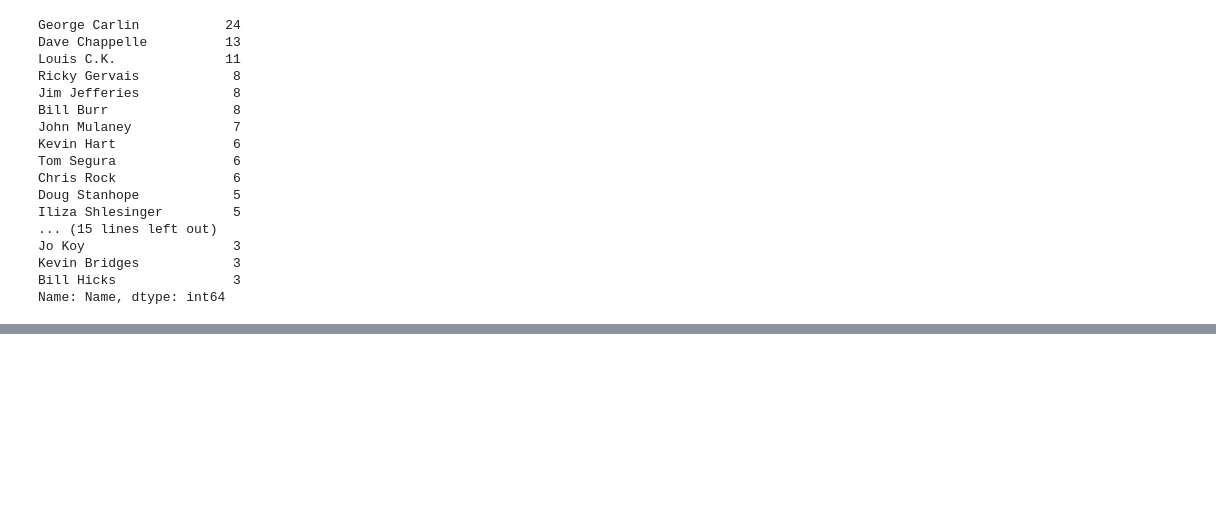
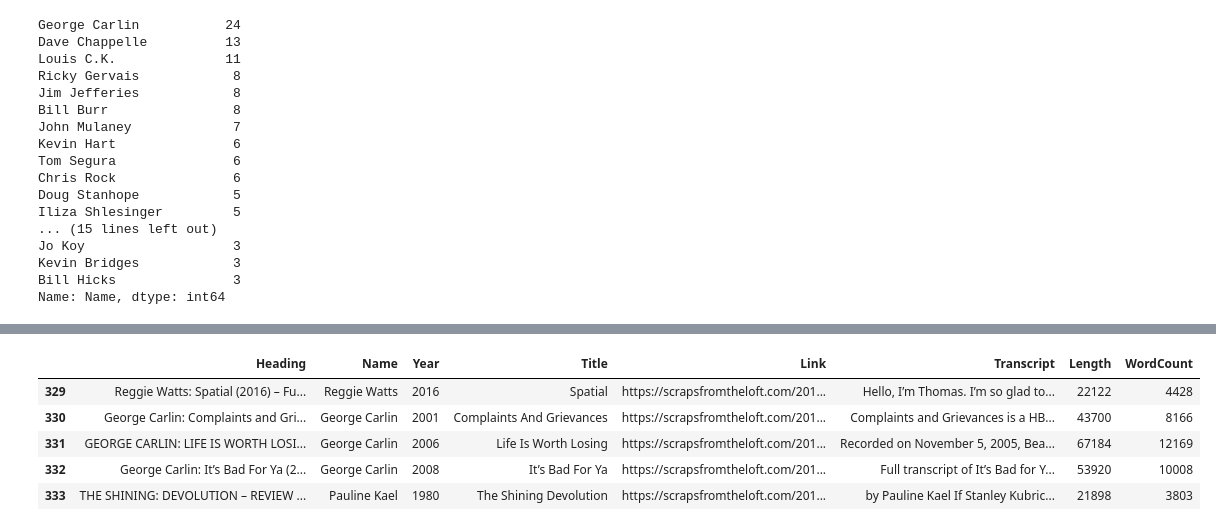
Before and after one commit to AndrewJamieson/Laughter_Detection_, a Jupyter notebook: 1_Dataframe.ipynb, the cells around one changed output, grey strips where cells are left out. Cells and saved outputs as stored; diff of their text form; code cells hidden in the pictures; blank space fills up the shorter version.

```diff
--- a/1_Dataframe.ipynb
+++ b/1_Dataframe.ipynb
@@ -425,0 +449,13 @@ backupcopy_df = comedian_df
+# %%
+# drop duplicate rows. This removes the second occurence of each duplicate - rows 333 - 342 (excluding 338)
+comedian_df = comedian_df.drop_duplicates()
+comedian_df = comedian_df.reset_index(drop=True)
+# %%
+comedian_df.tail()
+# %% [output]
+|  | Heading | Name | Year | Title | Link | Transcript | Length | WordCount |
+| 329 | Reggie Watts: Spatial (2016) – Fu... | Reggie Watts | 2016 | Spatial | https://scrapsfromtheloft.com/201... | Hello, I’m Thomas. I’m so glad to... | 22122 | 4428 |
+| 330 | George Carlin: Complaints and Gri... | George Carlin | 2001 | Complaints And Grievances | https://scrapsfromtheloft.com/201... | Complaints and Grievances is a HB... | 43700 | 8166 |
+| 331 | GEORGE CARLIN: LIFE IS WORTH LOSI... | George Carlin | 2006 | Life Is Worth Losing | https://scrapsfromtheloft.com/201... | Recorded on November 5, 2005, Bea... | 67184 | 12169 |
+| 332 | George Carlin: It’s Bad For Ya (2... | George Carlin | 2008 | It’s Bad For Ya | https://scrapsfromtheloft.com/201... | Full transcript of It’s Bad for Y... | 53920 | 10008 |
+| 333 | THE SHINING: DEVOLUTION – REVIEW ... | Pauline Kael | 1980 | The Shining Devolution | https://scrapsfromtheloft.com/201... | by Pauline Kael If Stanley Kubric... | 21898 | 3803 |
```
Also changed, not shown: parts of 2 cells of this notebook.
